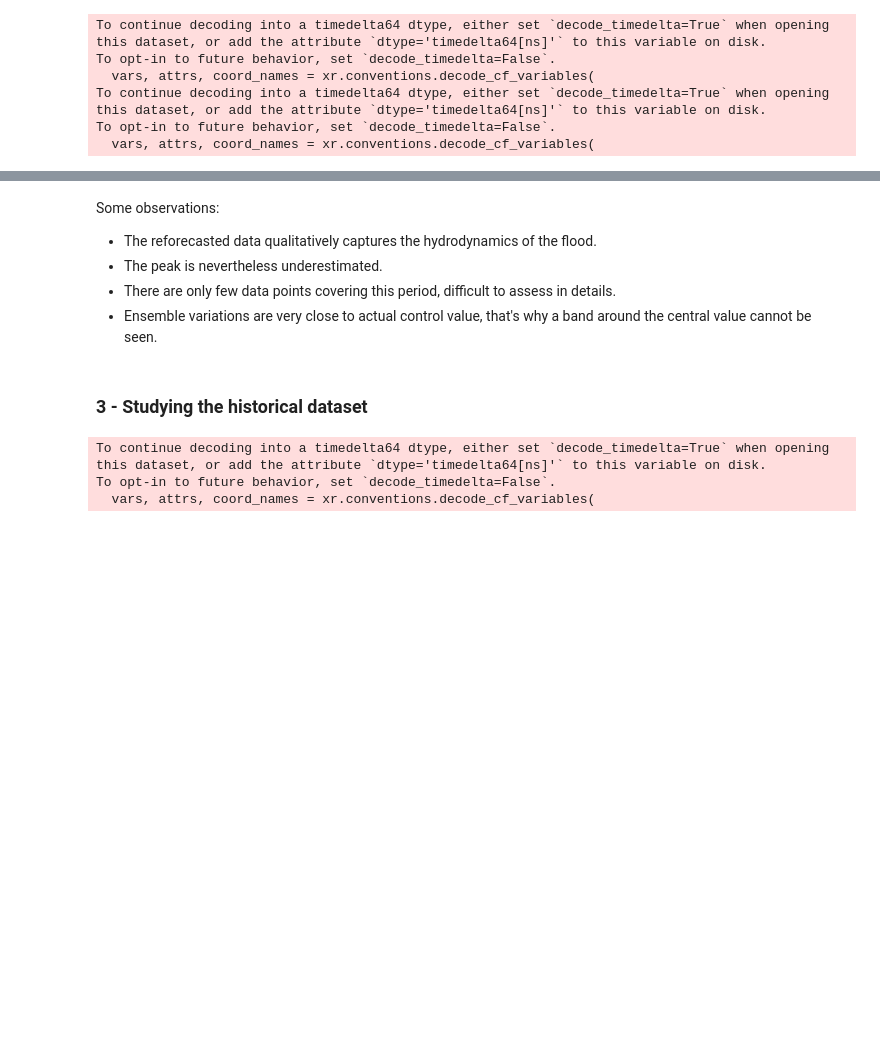
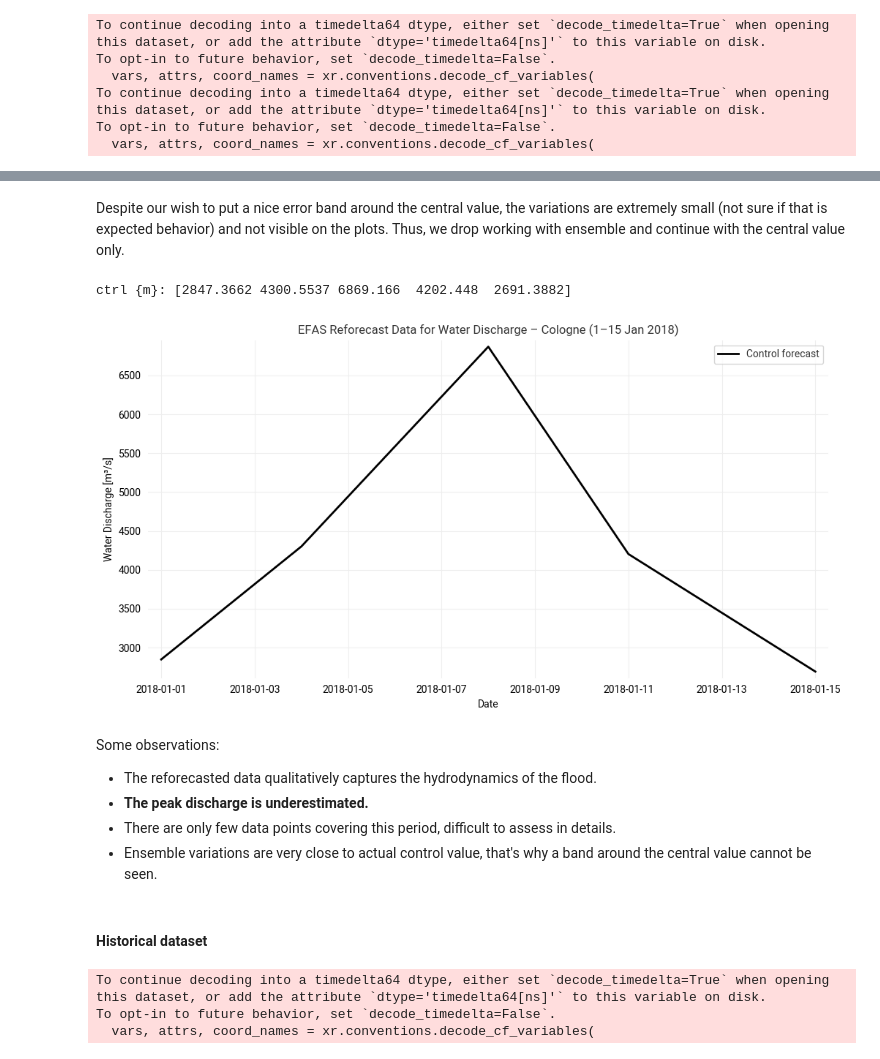
Before and after one commit to ooncel/Cologne-Flood-Studies, a Jupyter notebook: Jan2018CologneFlood_TimeSeries.ipynb, the cells around one changed output, grey strips where cells are left out. Cells and saved outputs as stored; diff of their text form; code cells hidden in the pictures; blank space fills up the shorter version.

```diff
--- a/Jan2018CologneFlood_TimeSeries.ipynb
+++ b/Jan2018CologneFlood_TimeSeries.ipynb
@@ -259,11 +309,29 @@ plt.show()
+# %% [markdown]
+Despite our wish to put a nice error band around the central value, the variations are extremely small (not sure if that is expected behavior) and not visible on the plots. Thus, we drop working with ensemble and continue with the central value only.
+# %%
+# Plot
+plt.figure(figsize=(12,6))
+
+# Control forecast
+plt.plot(x, ctrl_y, color="black", lw=2, zorder=2, label="Control forecast")
+print('ctrl {m}:',ctrl_y)
+plt.title("EFAS Reforecast Data for Water Discharge – Cologne (1–15 Jan 2018)")
+plt.ylabel("Water Discharge [m³/s]")
+plt.xlabel("Date")
+plt.legend()
+plt.grid(True)
+plt.show()
+# %% [output]
+ctrl {m}: [2847.3662 4300.5537 6869.166  4202.448  2691.3882]
+[figure, added]
 # %% [markdown]
 Some observations:
 - The reforecasted data qualitatively captures the hydrodynamics of the flood.
-- The peak is nevertheless underestimated.
+- **The peak discharge is underestimated.**
 - There are only few data points covering this period, difficult to assess in details.
 - Ensemble variations are very close to actual control value, that's why a band around the central value cannot be seen.
 # %% [markdown]
-### 3 - Studying the historical dataset
+#### **Historical dataset**
 # %%
 efas_file = "/Users/oncel/Downloads/pegelonline-kln-W-20180101-20180115/2018JanKoeln.grib"
 efas_data = xr.open_dataset(glofas_file, engine="cfgrib")
```
Also changed, not shown: parts of 36 cells of this notebook, 4 other files.
